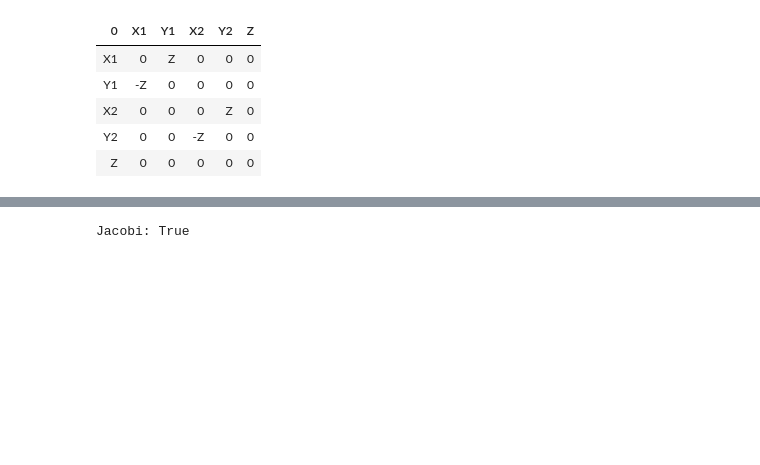
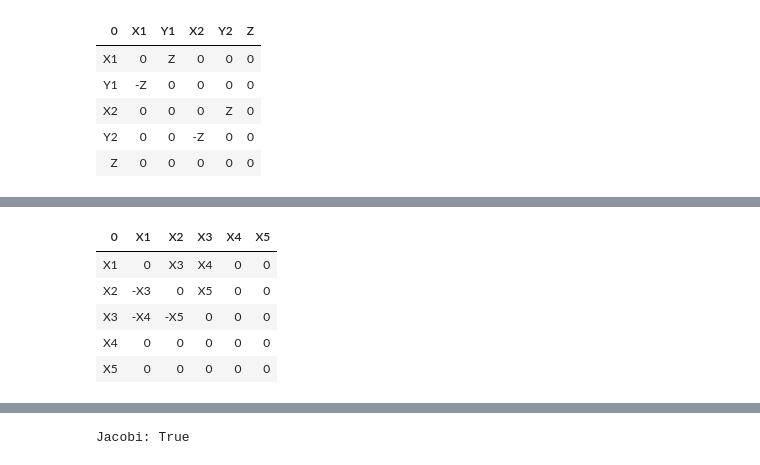
Before and after one commit to Seba272/LieAlgebras, a Jupyter notebook: Examples of Lie algebras.ipynb, the cells around one changed output, grey strips where cells are left out. Saved outputs shown, nothing was run; the diff lists cells and outputs as text; code cells hidden in the pictures; blank space fills up the shorter version.

```diff
--- a/Examples of Lie algebras.ipynb
+++ b/Examples of Lie algebras.ipynb
@@ -172,0 +263,26 @@ show_bra_tab(heis2)
+# %%
+# Dimension = 5
+# N5,2,3.
+# N5,2,3 by Gong in [Gon98],
+# L5,9 by de Graaf in [dG07],
+# (3) by Del Barco in [dB15],
+# G5,4 by Magnin in [Mag].
+# the free-nilpotent Lie algebra of step 3 and 2 generators.
+n523 = la = LieAlgebra()
+la.name = 'N_{5,2,3}'
+la.basis_symbolic = ['X1','X2','X3','X4','X5']
+[X1,X2,X3,X4,X5] = la.basis_symbolic
+la.brackets.rules = {\
+                     (X1,X2) : X3 , \
+                     (X1,X3) : X4 , \
+                     (X2,X3) : X5 \
+                    }
+la.declare_stratified(growth_vector=[2,1,2])
+show_bra_tab(la)
+# %% [output]
+| 0 | X1 | X2 | X3 | X4 | X5 |
+| X1 | 0 | X3 | X4 | 0 | 0 |
+| X2 | -X3 | 0 | X5 | 0 | 0 |
+| X3 | -X4 | -X5 | 0 | 0 | 0 |
+| X4 | 0 | 0 | 0 | 0 | 0 |
+| X5 | 0 | 0 | 0 | 0 | 0 |
```
Also changed, not shown: parts of 15 cells of this notebook.
